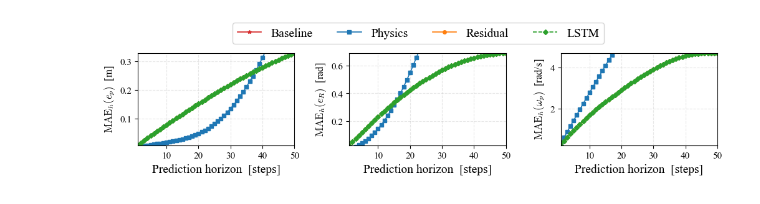
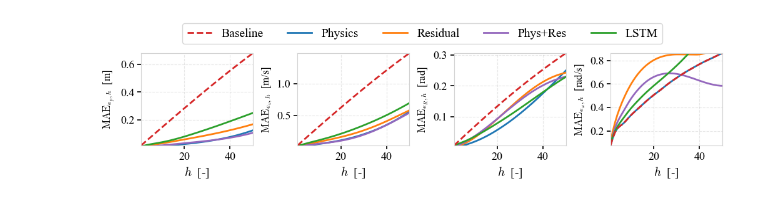
Before and after one commit to idsia-robotics/nanodrone-sysid-benchmark, a Jupyter notebook: results/model_comparison.ipynb, the cells around one changed output. Drawn from its saved outputs; the diff is of its cells as text; code cells hidden in the pictures.

```diff
--- a/results/model_comparison.ipynb
+++ b/results/model_comparison.ipynb
@@ -256,9 +173,9 @@ def add_rotation_columns(df):
 # ---------------------------------------------------------
 # === Apply to all dataframes ===
 # ---------------------------------------------------------
-df_base, df_lstm, df_neur, df_phys = [
+df_base, df_lstm, df_neur, df_phys, df_res = [
     add_rotation_columns(df)
-    for df in [df_base, df_lstm, df_neur, df_phys]#, df_res]
+    for df in [df_base, df_lstm, df_neur, df_phys, df_res]
 ]
 # %%
 import numpy as np
@@ -297,6 +214,7 @@ def compute_errors(df, max_horizon):
       }
     """
     errs_pos = {}
+    errs_vel = {}
     errs_omega = {}
     errs_rot = {}
 
@@ -308,6 +226,12 @@ def compute_errors(df, max_horizon):
         min_len = min(len(true_pos), len(pred_pos))
         pos_err = np.linalg.norm(true_pos[:min_len] - pred_pos[:min_len], axis=1)
         errs_pos[h] = pos_err.mean()
+
+        true_vel = df[['vx','vy','vz']].shift(-h+1).dropna().values
+        pred_vel = np.vstack([df[f'{s}_pred_h{h}'].dropna().values for s in ['vx','vy','vz']]).T
+        min_len = min(len(true_vel), len(pred_vel))
+        vel_err = np.linalg.norm(true_vel[:min_len] - pred_vel[:min_len], axis=1)
+        errs_vel[h] = vel_err.mean()
 
         true_omega = df[['wx','wy','wz']].shift(-h+1).dropna().values
         pred_omega = np.vstack([df[f'{s}_pred_h{h}'].dropna().values for s in ['wx','wy','wz']]).T
@@ -327,6 +251,7 @@ def compute_errors(df, max_horizon):
 
     return {
         "pos": errs_pos,
+        "vel": errs_vel,
         "omega": errs_omega,
         "rot": errs_rot
     }
@@ -338,63 +263,86 @@ metrics_base  = compute_errors(df_base,  max_horizon)
 metrics_lstm  = compute_errors(df_lstm,  max_horizon)
 metrics_neur  = compute_errors(df_neur,  max_horizon)
 metrics_phys  = compute_errors(df_phys,  max_horizon)
-# metrics_res   = compute_errors(df_res,   max_horizon)
+metrics_res   = compute_errors(df_res,   max_horizon)
 # %%
 import matplotlib.pyplot as plt
 
 # ============================================================
-# === FIGURE: Position, Angular velocity, Orientation errors ===
+# === FIGURE: Position, Angular velocity, Orientation errors ==
 # ============================================================
 
-fig, axs = plt.subplots(1, 3, figsize=(12, 2), sharex=True)
+fig, axs = plt.subplots(1, 4, figsize=(12, 2), sharex=True)
 
-metric_names = ["pos", "rot", "omega"]
-ylabels = [r"$\mathrm{MAE}_h (e_p)$  [m]", r"$\mathrm{MAE}_h (e_R)$  [rad]",  r"$\mathrm{MAE}_h (\omega_p)$  [rad/s]"]
+metric_names = ["pos", "vel", "rot", "omega"]
+ylabels = [
+    r"$\mathrm{MAE}_{e_p,h}$  [m]",
+    r"$\mathrm{MAE}_{e_v,h}$  [m/s]",
+    r"$\mathrm{MAE}_{e_R,h}$  [rad]",
+    r"$\mathrm{MAE}_{e_{\omega},h}$  [rad/s]"
+]
+
+# Plotting order: Baseline LAST
+plot_order = ["Physics", "Residual", "Phys+Res", "LSTM", "Baseline"]
 
 model_metrics = {
-    "Baseline":   metrics_base,
-    "Physics":    metrics_phys,
-    "Residual":     metrics_neur,
-    # "Residual":   metrics_res,
-    "LSTM":       metrics_lstm,
+    "Physics":   metrics_phys,
+    "Residual":  metrics_neur,
+    "Phys+Res":  metrics_res,
+    "LSTM":      metrics_lstm,
+    "Baseline":  metrics_base,
 }
 
 model_styles = {
-    "Baseline": ('*-', 'tab:red'),
-    "Physics": ('s-', 'tab:blue'),
-    "Residual": ('o-', 'tab:orange'),
-    # "Residual": ('^-', 'tab:purple'),
-    "LSTM": ('D--', 'tab:green'),
+    "Physics": ('-', 'tab:blue'),
+    "Residual":  ('-', 'tab:orange'),
+    "Phys+Res":('-', 'tab:purple'),
+    "LSTM":    ('-', 'tab:green'),
+    "Baseline":('--', 'tab:red'),
 }
 
 for i, metric in enumerate(metric_names):
     ax = axs[i]
 
-    # Plot each model
-    for model_name, mm in model_metrics.items():
+    # make tick numbers bigger
+    ax.tick_params(labelsize=13, width=1.2, length=4)
+
+    # Light grey axis box (same as torque-y)
+    for spine in ax.spines.values():
+        spine.set_edgecolor("lightgray")
+
+    # Plot models in desired *drawing* order
+    for model_name in plot_order:
+        mm = model_metrics[model_name]
         horizons = np.array(list(mm[metric].keys()))
         values   = np.array(list(mm[metric].values()))
 
-        marker, color = model_styles[model_name]
-        ax.plot(horizons, values, marker, color=color,
-                linewidth=1.2, markersize=4, label=model_name)
+        ls, color = model_styles[model_name]
+        ax.plot(horizons, values, ls, color=color,
+                linewidth=2, markersize=4, label=model_name)
 
     ax.set_ylabel(ylabels[i], fontsize=12)
     min_val = min(metrics_base[metric].values())
     max_val = max(metrics_base[metric].values())
     ax.set_ylim(min_val, max_val)
-    ax.set_xlabel("Prediction horizon  [steps]", fontsize=14)
+    ax.set_xlabel("$h$  [-]", fontsize=14)
     ax.grid(True, alpha=0.3)
 
 # === Shared Legend ===
 handles, labels = axs[0].get_legend_handles_labels()
-fig.legend(handles, labels, loc="upper center", ncols=5,
-           bbox_to_anchor=(0.5, 1.15), fontsize=14)
 
-# plt.subplots_adjust(top=0.9, bottom=0.1, hspace=0, wspace=0.3)
-# plt.tight_layout(rect=[0, 0.03, 1, 0.95])
-plt.subplots_adjust(top=0.86, bottom=0.12, hspace=0.25, wspace=0.35)
+# Reorder legend so Baseline is FIRST
+legend_order = ["Baseline", "Physics", "Residual", "Phys+Res", "LSTM"]
+legend_handles = [handles[labels.index(m)] for m in legend_order]
 
-# plt.savefig("new_metrics_models.pdf", bbox_inches='tight')
+fig.legend(
+    legend_handles, legend_order,
+    loc="upper center",
+    ncols=5,
+    bbox_to_anchor=(0.5, 1.15),
+    fontsize=14
+)
+
+plt.subplots_adjust(top=0.86, bottom=0.12, hspace=0.25, wspace=0.4)
+plt.savefig("new_metrics_models.pdf", bbox_inches='tight')
 plt.show()
 # %% [output]
@@ -401,2 +353,2 @@ plt.show()
-[figure, old version]
+[figure, new version]
 # %%
```
Also changed, not shown: parts of 7 cells of this notebook, 52 other files.
